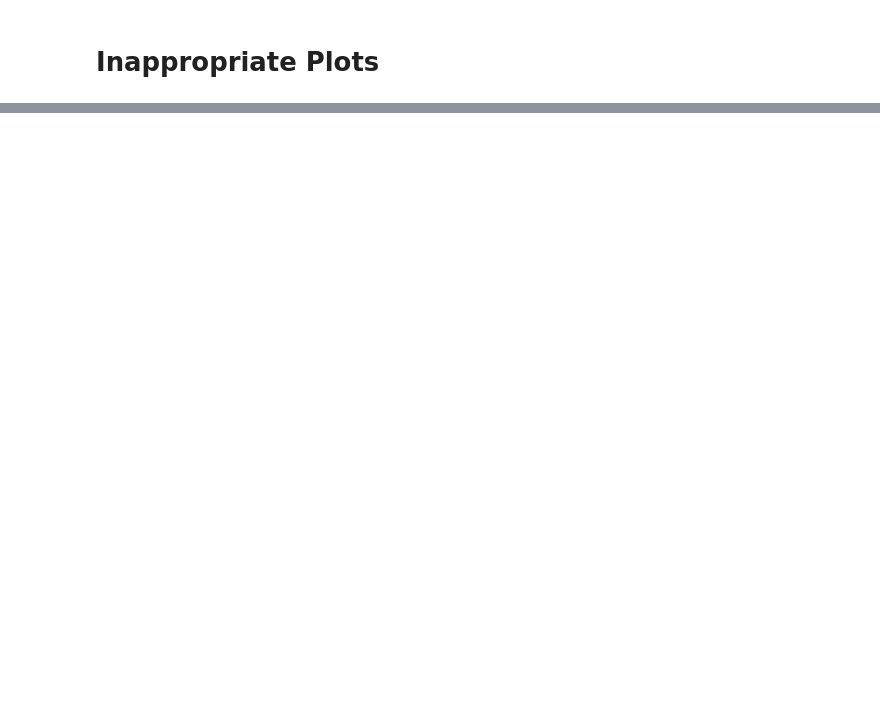
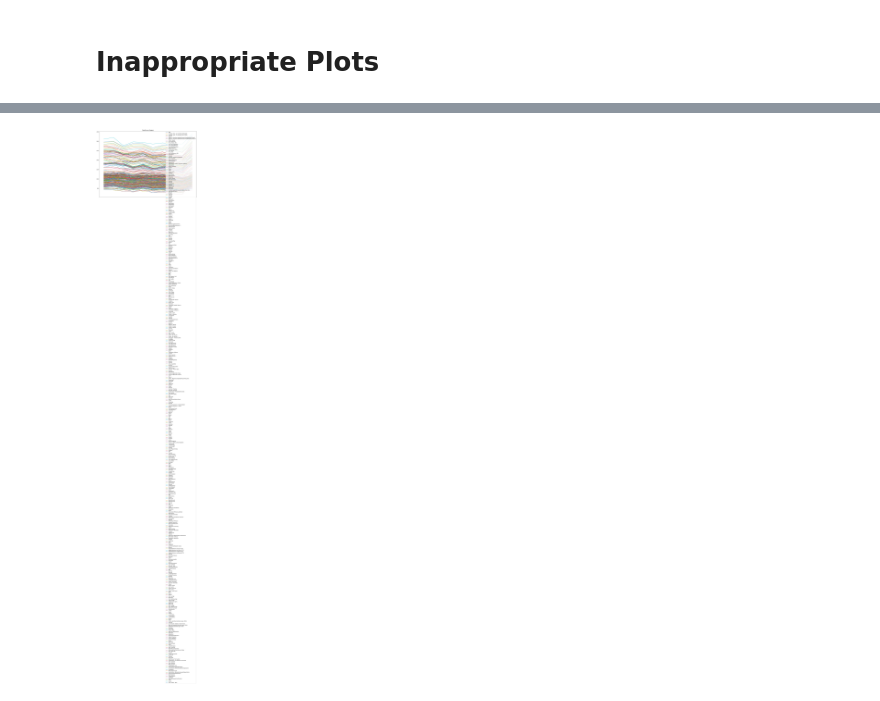
Before and after one commit to MarkusStefan/Data_Analytics, a Jupyter notebook: Exercise1/Outlier_Analysis_Vizz.ipynb, the cells around one changed output, grey strips where cells are left out. Cells and saved outputs as stored; diff of their text form; code cells hidden in the pictures; blank space fills up the shorter version.

```diff
--- a/Exercise1/Outlier_Analysis_Vizz.ipynb
+++ b/Exercise1/Outlier_Analysis_Vizz.ipynb
@@ -246,0 +247,18 @@ Text(0.5, 1.0, 'Wayyyy toooo smallll')
+# %%
+date = pd.to_datetime(deaths['TIME'])
+plt.figure(figsize=(20,14))
+for col in range(1, len(deaths.columns)):
+  plt.plot(date, deaths.iloc[:, col])
+  if col > 420:
+    break
+  continue
+plt.title('Deaths per Region', size=14)
+
+
+names = [str(n) for n in deaths.columns]
+
+plt.legend(names)
+
+plt.show()
+# %% [output]
+[figure, added]
```
Also changed, not shown: parts of 6 cells of this notebook.
